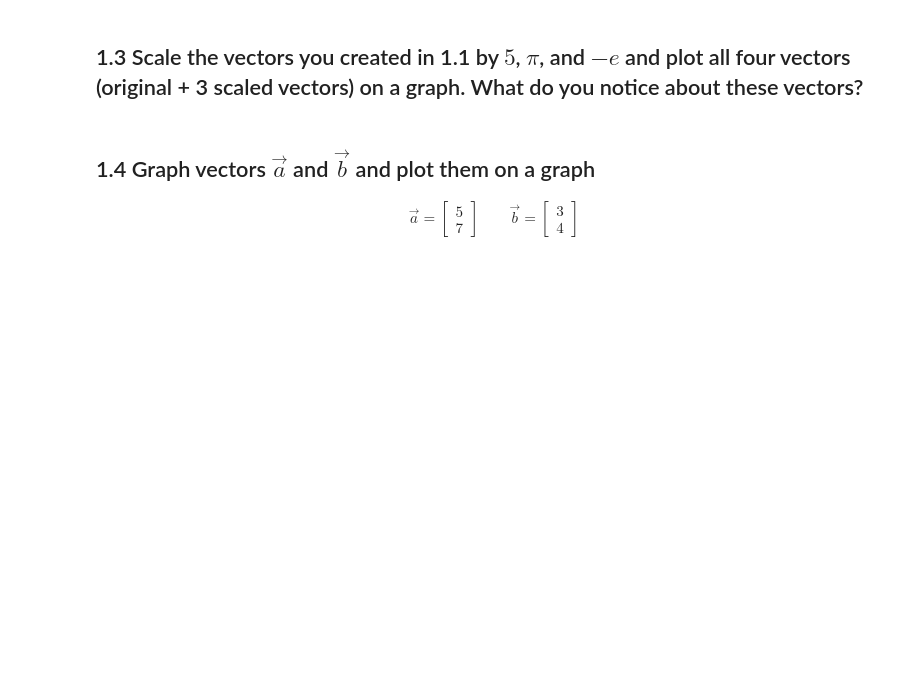
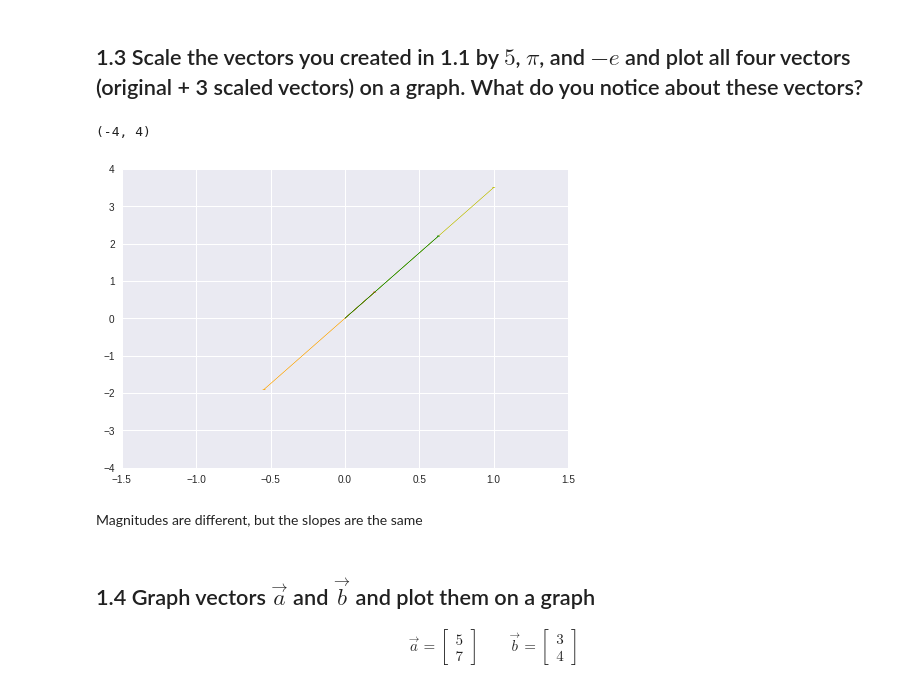
Before and after one commit to bloominstituteoftechnology/DS-Unit-1-Sprint-4-Linear-Algebra, a Jupyter notebook: module1-linear-algebra-review/Linear_Algebra_Assignment.ipynb, the cells around one changed output. Cells and saved outputs as stored; diff of their text form; code cells hidden in the pictures; blank space fills up the shorter version.

```diff
--- a/module1-linear-algebra-review/Linear_Algebra_Assignment.ipynb
+++ b/module1-linear-algebra-review/Linear_Algebra_Assignment.ipynb
@@ -9,5 +39,20 @@ For the questions below it is not sufficient to simply provide answer to the que
 # %% [markdown]
 ## 1.3 Scale the vectors you created in 1.1 by $5$, $\pi$, and $-e$ and plot all four vectors (original + 3 scaled vectors) on a graph. What do you notice about these vectors?
+# %%
+import matplotlib.pyplot as plt
+red = [.2,.7]
+
+plt.arrow(0, 0, red[0], red[1], head_width=.02, head_length=0.01, color = 'r')
+plt.arrow(0, 0, red[0]*5, red[1]*5, head_width=.02, head_length=0.01, color = 'y')
+plt.arrow(0, 0, red[0]*np.pi, red[1]*np.pi, head_width=.02, head_length=0.01, color = 'g')
+plt.arrow(0, 0, red[0]*(-np.e), red[1]*(-np.e), head_width=.02, head_length=0.01, color = 'orange')
+plt.xlim([-1.5, 1.5])
+plt.ylim([-4, 4])
+# %% [output]
+(-4, 4)
+[figure, added]
+# %% [markdown]
+Magnitudes are different, but the slopes are the same
 # %% [markdown]
 ## 1.4 Graph vectors $\vec{a}$ and $\vec{b}$ and plot them on a graph
 
```
Also changed, not shown: parts of 24 cells of this notebook.
